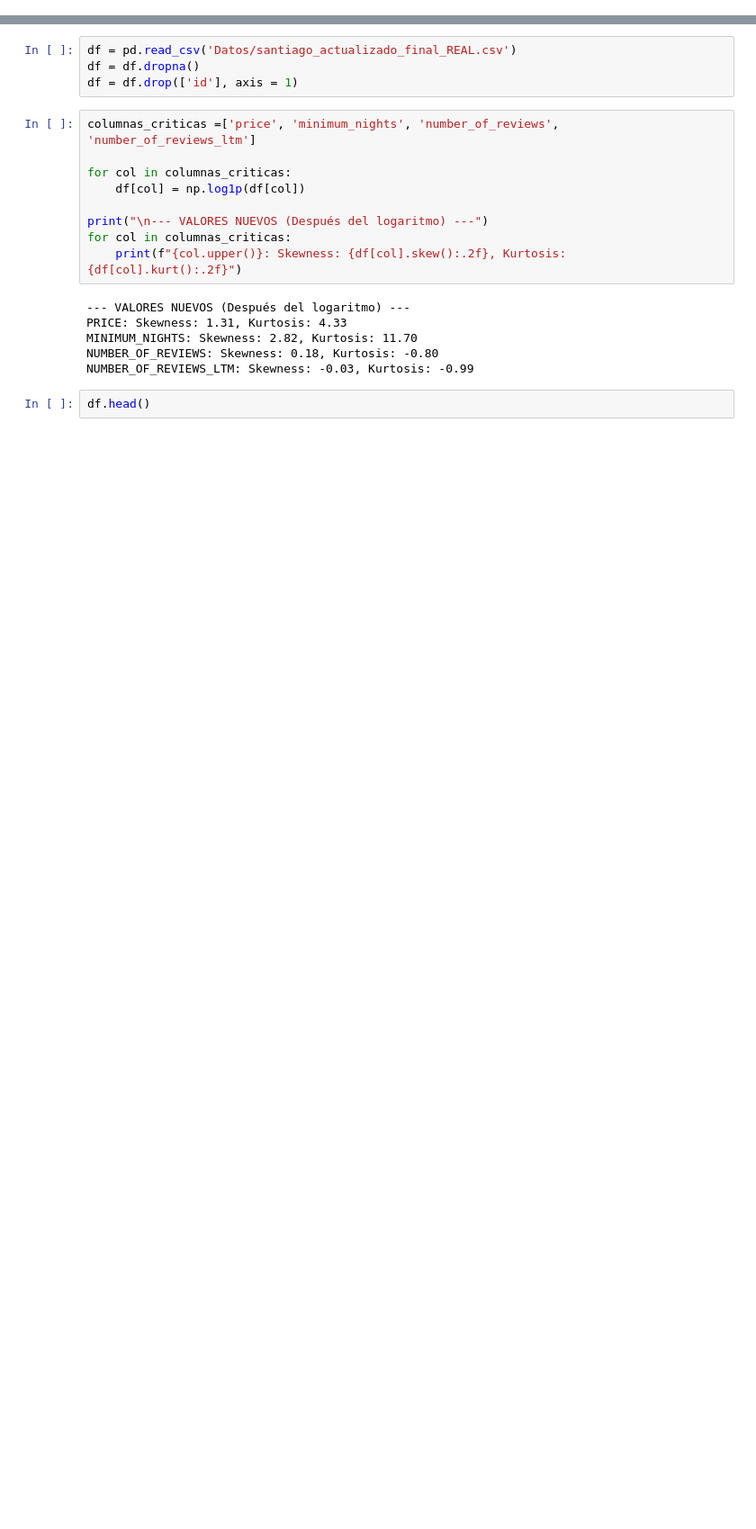
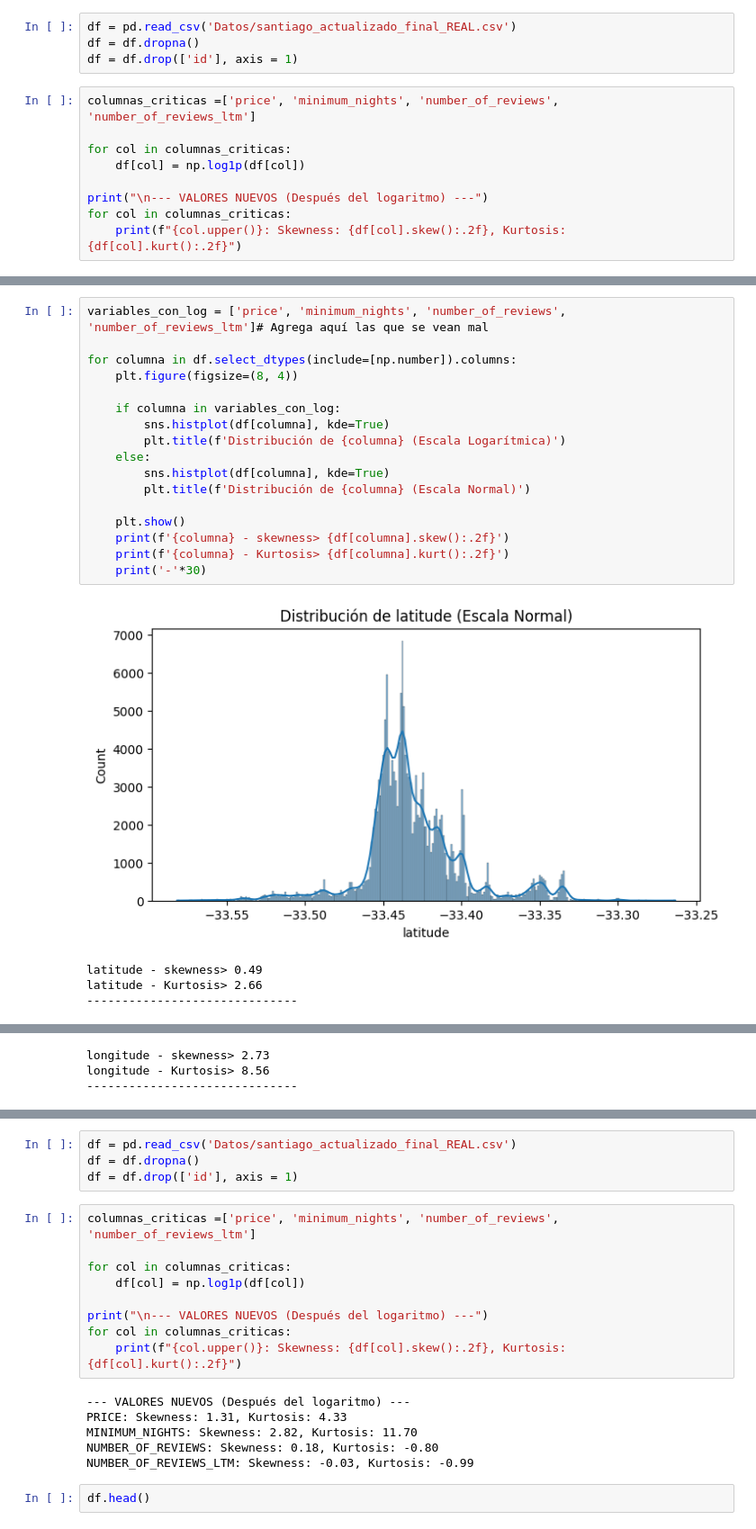
Before and after one commit to branxeto/TareaDataSciene, a Jupyter notebook: Model.ipynb, the cells around one changed output, grey strips where cells are left out. Shown at 90% size. Cells and saved outputs as stored; diff of their text form; blank space fills up the shorter version.

```diff
--- a/Model.ipynb
+++ b/Model.ipynb
@@ -2,0 +28,13 @@
+# %%
+df = pd.read_csv('Datos/santiago_actualizado_final_REAL.csv')
+df = df.dropna()
+df = df.drop(['id'], axis = 1)
+# %%
+columnas_criticas =['price', 'minimum_nights', 'number_of_reviews', 'number_of_reviews_ltm']
+
+for col in columnas_criticas:
+    df[col] = np.log1p(df[col])
+
+print("\n--- VALORES NUEVOS (Después del logaritmo) ---")
+for col in columnas_criticas:
+    print(f"{col.upper()}: Skewness: {df[col].skew():.2f}, Kurtosis: {df[col].kurt():.2f}")
@@ -2,0 +114,22 @@
+# %%
+variables_con_log = ['price', 'minimum_nights', 'number_of_reviews', 'number_of_reviews_ltm']# Agrega aquí las que se vean mal
+
+for columna in df.select_dtypes(include=[np.number]).columns:
+    plt.figure(figsize=(8, 4))
+
+    if columna in variables_con_log:
+        sns.histplot(df[columna], kde=True)
+        plt.title(f'Distribución de {columna} (Escala Logarítmica)')
+    else:
+        sns.histplot(df[columna], kde=True)
+        plt.title(f'Distribución de {columna} (Escala Normal)')
+
+    plt.show()
+    print(f'{columna} - skewness> {df[columna].skew():.2f}')
+    print(f'{columna} - Kurtosis> {df[columna].kurt():.2f}')
+    print('-'*30)
+# %% [output]
+[figure, added]
+latitude - skewness> 0.49
+latitude - Kurtosis> 2.66
+------------------------------
@@ -2,0 +137,3 @@
+longitude - skewness> 2.73
+longitude - Kurtosis> 8.56
+------------------------------
```
Also changed, not shown: parts of 76 cells of this notebook, 1 other file.
